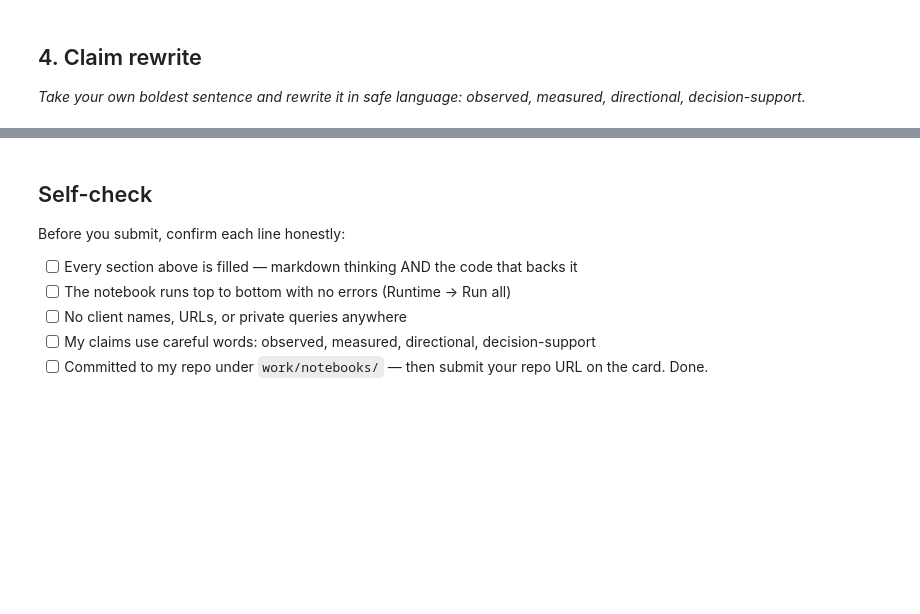
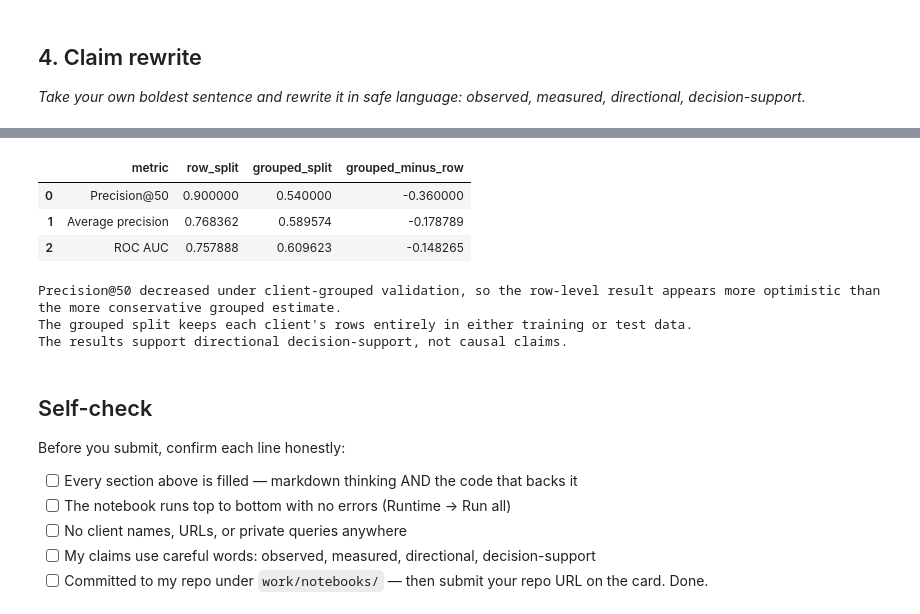
Before and after one commit to kaifahmad236/flyrank-ml-internship, a Jupyter notebook: work/notebooks/w06_validation_audit.ipynb, the cells around one changed output, grey strips where cells are left out. Drawn from its saved outputs; the diff is of its cells as text; code cells hidden in the pictures; blank space fills up the shorter version.

Commit message:
ML-09 Validation and Research Claim Audit Executed

```diff
--- a/work/notebooks/w06_validation_audit.ipynb
+++ b/work/notebooks/w06_validation_audit.ipynb
@@ -37,3 +476,69 @@ This skeleton is yours to fill. Work the sections **in order** — each one has
+# %%
+# This cell is for CODE (numbers, a query, a check).
+# Write your text answer in the cell ABOVE this one — typing sentences here breaks Run All.
+
+precision_change = group_precision_50 - row_precision_50
+average_precision_change = group_average_precision - row_average_precision
+roc_auc_change = group_roc_auc - row_roc_auc
+
+claim_summary = pd.DataFrame([
+    {
+        "metric": "Precision@50",
+        "row_split": row_precision_50,
+        "grouped_split": group_precision_50,
+        "grouped_minus_row": precision_change
+    },
+    {
+        "metric": "Average precision",
+        "row_split": row_average_precision,
+        "grouped_split": group_average_precision,
+        "grouped_minus_row": average_precision_change
+    },
+    {
+        "metric": "ROC AUC",
+        "row_split": row_roc_auc,
+        "grouped_split": group_roc_auc,
+        "grouped_minus_row": roc_auc_change
+    }
+])
+
+display(claim_summary)
+
+if precision_change < 0:
+    validation_statement = (
+        "Precision@50 decreased under client-grouped validation, "
+        "so the row-level result appears more optimistic than the "
+        "more conservative grouped estimate."
+    )
+elif precision_change > 0:
+    validation_statement = (
+        "Precision@50 increased under client-grouped validation, "
+        "but the grouped result should still be treated as the "
+        "more appropriate estimate for this client-grouped question."
+    )
+else:
+    validation_statement = (
+        "Precision@50 was unchanged between the two validation designs."
+    )
+
+print(validation_statement)
+
+print(
+    "The grouped split keeps each client's rows entirely in either "
+    "training or test data."
+)
+
+print(
+    "The results support directional decision-support, not causal claims."
+)
+# %% [output]
+|  | metric | row_split | grouped_split | grouped_minus_row |
+| 0 | Precision@50 | 0.900000 | 0.540000 | -0.360000 |
+| 1 | Average precision | 0.768362 | 0.589574 | -0.178789 |
+| 2 | ROC AUC | 0.757888 | 0.609623 | -0.148265 |
+Precision@50 decreased under client-grouped validation, so the row-level result appears more optimistic than the more conservative grouped estimate.
+The grouped split keeps each client's rows entirely in either training or test data.
+The results support directional decision-support, not causal claims.
 # %% [markdown]
 ## Self-check
 
```
Also changed, not shown: parts of 13 cells of this notebook.
